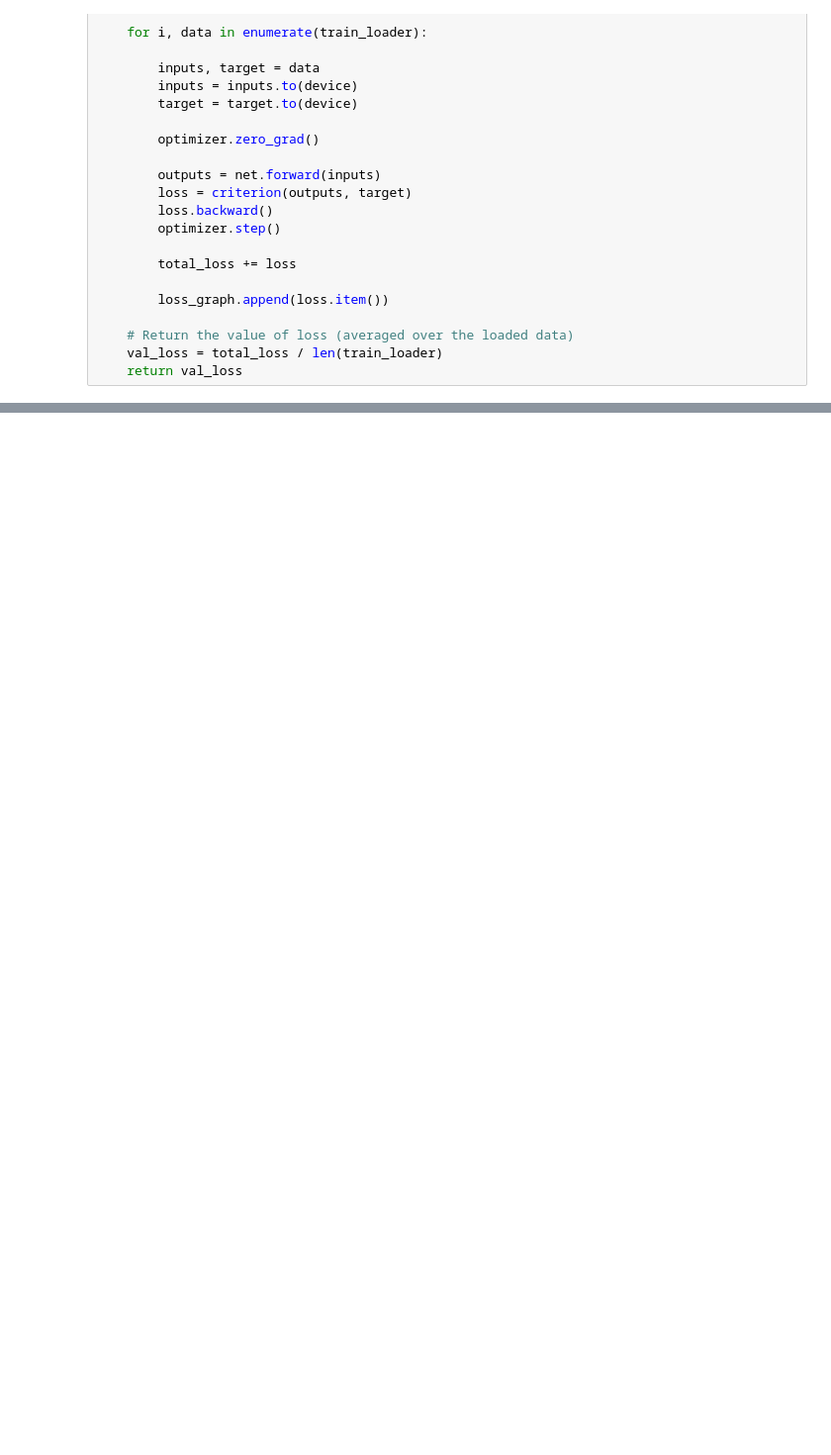
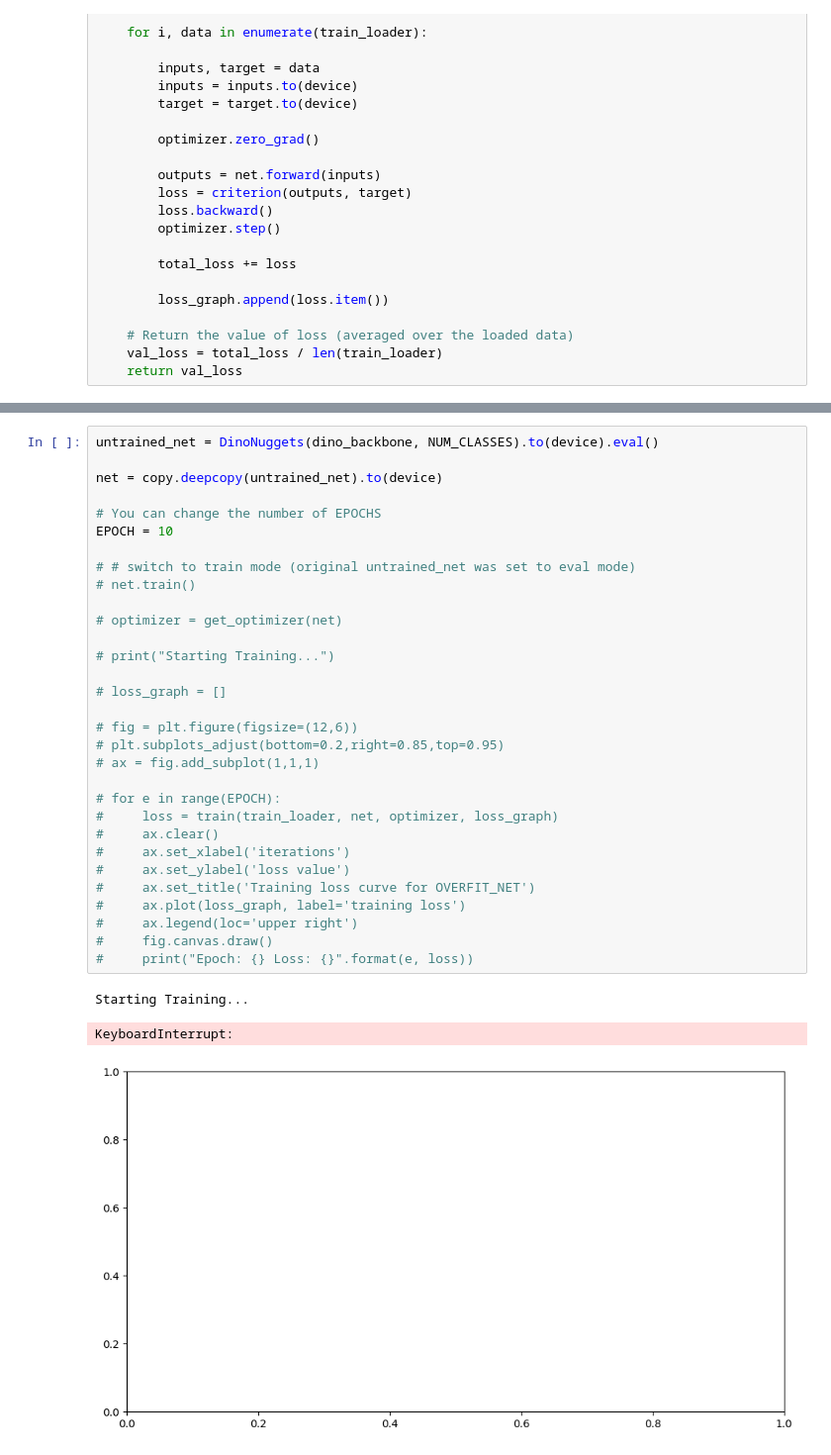
Before and after one commit to tofuuuuuuu/cs484-final-project, a Jupyter notebook: wsss.ipynb, the cells around one changed output, grey strips where cells are left out. Shown at 99% size. Drawn from its saved outputs; the diff is of its cells as text; blank space fills up the shorter version.

Commit message:
added final training loop, modified loss

```diff
--- a/wsss.ipynb
+++ b/wsss.ipynb
@@ -394,0 +462,35 @@ ax.imshow(colorize_mask(torch.argmax(overfit_output, dim=1).cpu().numpy()[0]))
+# %%
+untrained_net = DinoNuggets(dino_backbone, NUM_CLASSES).to(device).eval()
+
+net = copy.deepcopy(untrained_net).to(device)
+
+# You can change the number of EPOCHS
+EPOCH = 10
+
+# # switch to train mode (original untrained_net was set to eval mode)
+# net.train()
+
+# optimizer = get_optimizer(net)
+
+# print("Starting Training...")
+
+# loss_graph = []
+
+# fig = plt.figure(figsize=(12,6))
+# plt.subplots_adjust(bottom=0.2,right=0.85,top=0.95)
+# ax = fig.add_subplot(1,1,1)
+
+# for e in range(EPOCH):
+#     loss = train(train_loader, net, optimizer, loss_graph)
+#     ax.clear()
+#     ax.set_xlabel('iterations')
+#     ax.set_ylabel('loss value')
+#     ax.set_title('Training loss curve for OVERFIT_NET')
+#     ax.plot(loss_graph, label='training loss')
+#     ax.legend(loc='upper right')
+#     fig.canvas.draw()
+#     print("Epoch: {} Loss: {}".format(e, loss))
+# %% [output]
+Starting Training...
+KeyboardInterrupt:
+[figure, added]
```
Also changed, not shown: parts of 8 cells of this notebook.
